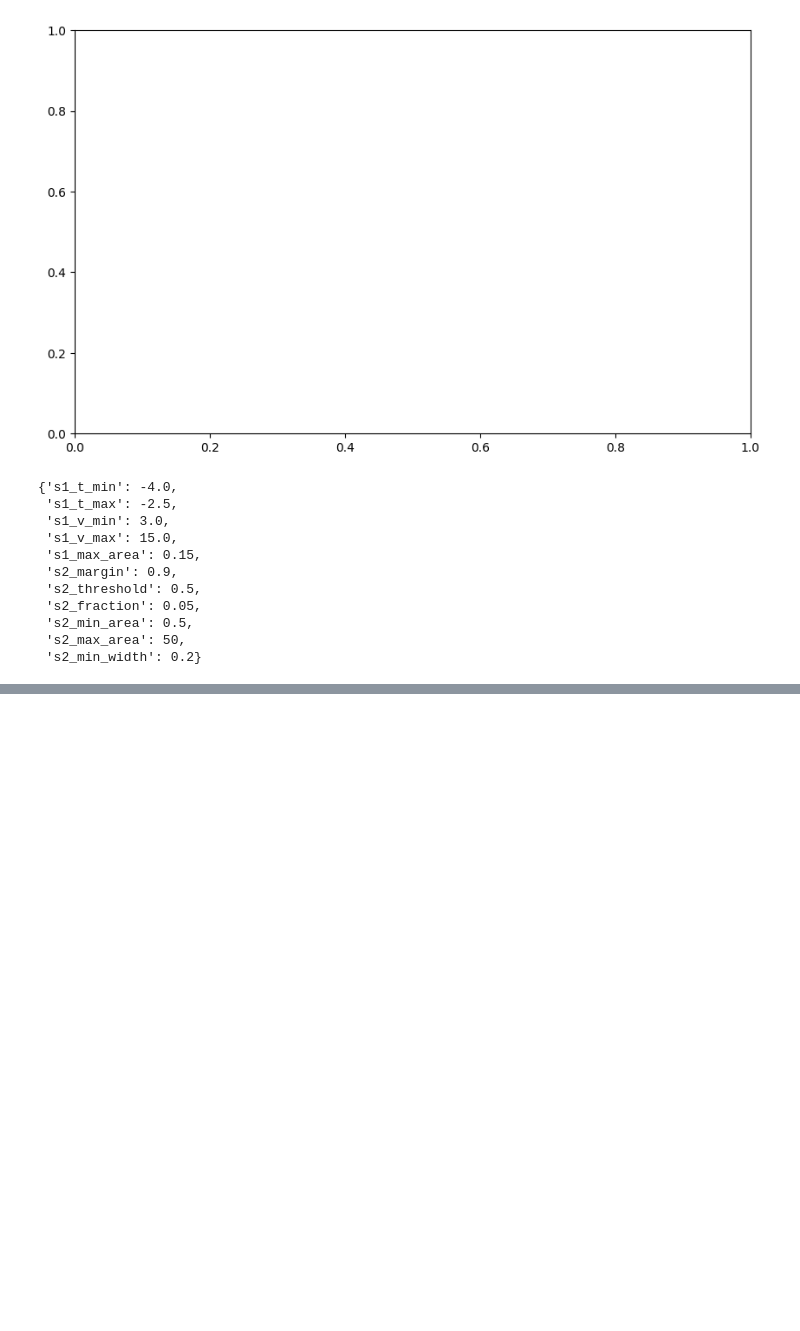
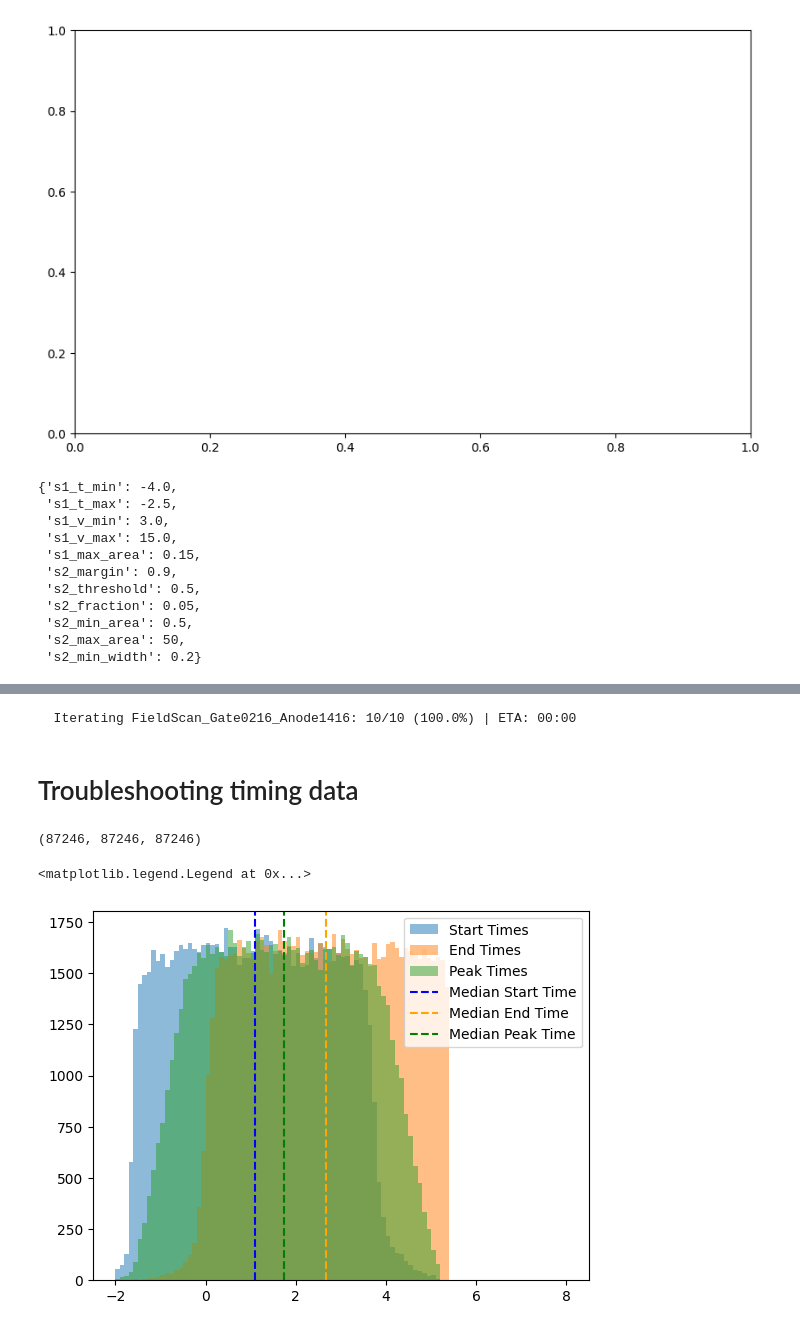
Before and after one commit to proscrite/RaTag, a Jupyter notebook: notebooks/THGEM_dev.ipynb, the cells around one changed output, grey strips where cells are left out. Cells and saved outputs as stored; diff of their text form; code cells hidden in the pictures; blank space fills up the shorter version.

```diff
--- a/notebooks/THGEM_dev.ipynb
+++ b/notebooks/THGEM_dev.ipynb
@@ -1369,0 +1424,15 @@ config['preparation']
+# %%
+set0 = run37.sets[0]
+for wf in iter_waveforms(set0, max_files=None, show_progress=True):
+    result_dict = find_s2(wf, config=TimingConfig())
+# %% [output]
+  Iterating FieldScan_Gate0216_Anode1416: 10/10 (100.0%) | ETA: 00:00
+# %% [markdown]
+# Troubleshooting timing data
+# %%
+path_time = '/Volumes/KINGSTON/RaTag_data/processed/RUN37_EL30kVcm/timing/FieldScan_Gate0156_Anode1356_timing.npz'
+file = np.load(path_time)
+starts = file['t_s2_start']
+ends = file['t_s2_end']
+peaks = file['t_s2_peak']
+uids = file['uids']
@@ -1369,0 +1444,15 @@ config['preparation']
+# %%
+len(starts), len(ends), len(peaks)
+# %% [output]
+(87246, 87246, 87246)
+# %%
+plt.hist(starts, bins=100, range=(-2, 8), alpha=0.5, label='Start Times');
+plt.hist(ends, bins=100, range=(-2, 8), alpha=0.5, label='End Times');
+plt.hist(peaks, bins=100, range=(-2, 8), alpha=0.5, label='Peak Times');
+plt.axvline(np.median(starts), color='blue', linestyle='--', label='Median Start Time')
+plt.axvline(np.median(ends), color='orange', linestyle='--', label='Median End Time')
+plt.axvline(np.median(peaks), color='green', linestyle='--', label='Median Peak Time')
+plt.legend()
+# %% [output]
+<matplotlib.legend.Legend at 0x...>
+[figure, added]
```
Also changed, not shown: parts of 7 cells of this notebook, 6 other files.
